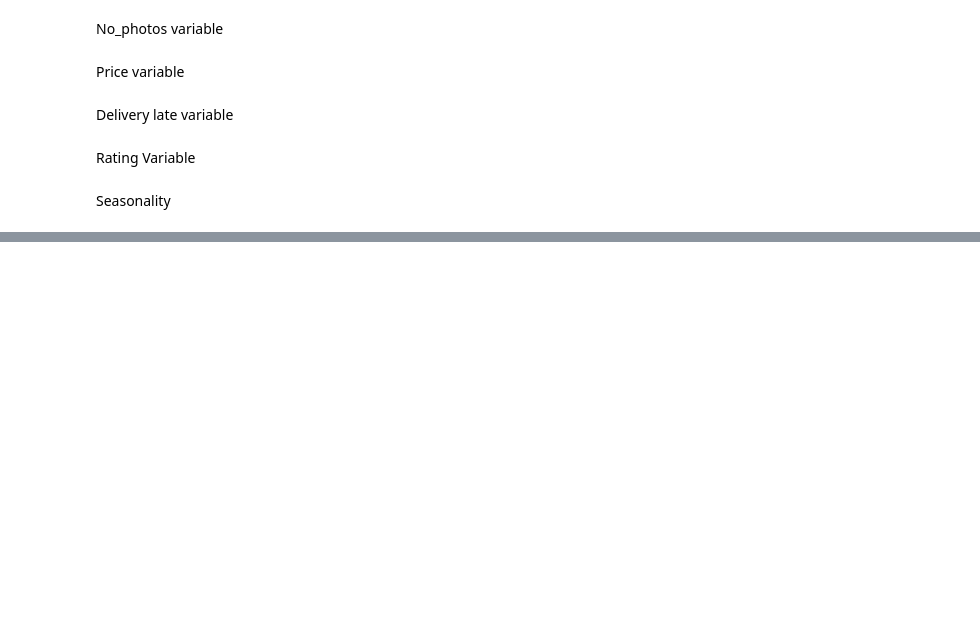
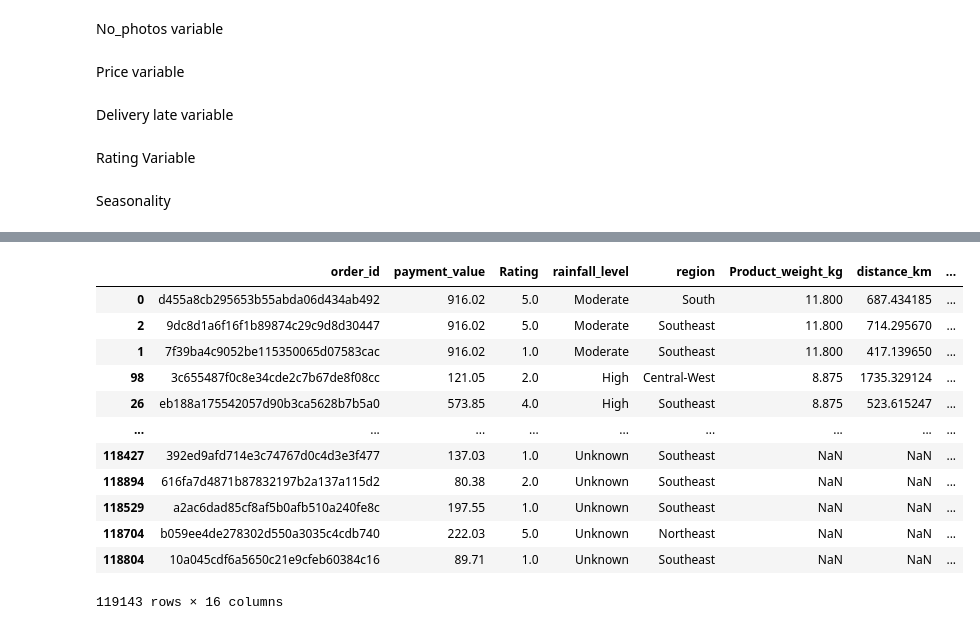
Before and after one commit to juanpi19/causal-inference-marketplace, a Jupyter notebook: notebooks/data-exploration.ipynb, the cells around one changed output, grey strips where cells are left out. Saved outputs shown, nothing was run; the diff lists cells and outputs as text; code cells hidden in the pictures; blank space fills up the shorter version.

```diff
--- a/notebooks/data-exploration.ipynb
+++ b/notebooks/data-exploration.ipynb
@@ -164,4 +193,7 @@ df['order_approved_at'] = pd.to_datetime(df['order_approved_at'])
 df['month'] = df['order_approved_at'].dt.month
 
 # Map state to region
-df['rainfall'] = df['customer_state'].map(state_to_region)       # --------------> or seller_state?
+df['region'] = df['customer_state'].map(state_to_region)       # --------------> or seller_state?
+
+# Map region to rainfall
+df['rainfall_level'] = df.apply(lambda row: get_rainfall_category(row['region'], row['month']), axis=1)
@@ -223,10 +253,10 @@ df = df.sort_values(by=['customer_id', 'review_answer_timestamp'])
 def rolling_mean_excluding_last(group):
     return group['review_score'].shift(1).rolling(window=len(group) - 1).mean()
 
-df['customer_previous_score'] = df.groupby('customer_id').apply(rolling_mean_excluding_last).reset_index(drop=True)
+df['customer_avg_score'] = df.groupby('customer_id').apply(rolling_mean_excluding_last).reset_index(drop=True)
 
 # If the customer has no previous scores, just use the current score
-df['customer_previous_score'] = df['customer_previous_score'].fillna(df['review_score'])
+df['customer_avg_score'] = df['customer_avg_score'].fillna(df['review_score'])
 # %% [markdown]
 Rolling average of a sellers previous rating (if they dont have previous orders it will be the same rating)
 # %%
@@ -271,4 +301,4 @@ df['Rating']= df['review_score']
 Seasonality
 # %%
 df['order_purchase_timestamp'] = pd.to_datetime(df['order_purchase_timestamp'])
-df['seasonality'] = df['order_purchase_timestamp'].dt.month
+df['season'] = df['order_purchase_timestamp'].dt.month
@@ -275,6 +320,33 @@ df['seasonality'] = df['order_purchase_timestamp'].dt.month
 # %%
-df_final = df[['order_id', 'customer_id', 'order_status',
-            'order_item_id', 'product_id', 'seller_id','payment_value', 'review_id', 'review_score',
-            'month', 'rainfall', 'Product_weight_kg', 'distance_km',
-            'Product_category', 'Product_size', 'customer_previous_score', 'No_photos',
-            'Product_price', 'seller_hist_rating', 'seasonality', 'is_delivery_late']]
+df_final = df[['order_id',
+               'payment_value',
+               'Rating',
+               'rainfall_level',
+               'region',
+               'Product_weight_kg',
+               'distance_km',
+               'Product_category',
+               'Product_size',
+               'customer_avg_score',
+               'No_photos',
+               'Product_price',
+               'seller_hist_rating',
+               'season',
+               'is_delivery_late',
+               'Product_price']]
+# %%
+df_final
+# %% [output]
+|  | order_id | payment_value | Rating | rainfall_level | region | Product_weight_kg | distance_km | ... |
+| 0 | d455a8cb295653b55abda06d434ab492 | 916.02 | 5.0 | Moderate | South | 11.800 | 687.434185 | ... |
+| 2 | 9dc8d1a6f16f1b89874c29c9d8d30447 | 916.02 | 5.0 | Moderate | Southeast | 11.800 | 714.295670 | ... |
+| 1 | 7f39ba4c9052be115350065d07583cac | 916.02 | 1.0 | Moderate | Southeast | 11.800 | 417.139650 | ... |
+| 98 | 3c655487f0c8e34cde2c7b67de8f08cc | 121.05 | 2.0 | High | Central-West | 8.875 | 1735.329124 | ... |
+| 26 | eb188a175542057d90b3ca5628b7b5a0 | 573.85 | 4.0 | High | Southeast | 8.875 | 523.615247 | ... |
+| ... | ... | ... | ... | ... | ... | ... | ... | ... |
+| 118427 | 392ed9afd714e3c74767d0c4d3e3f477 | 137.03 | 1.0 | Unknown | Southeast | NaN | NaN | ... |
+| 118894 | 616fa7d4871b87832197b2a137a115d2 | 80.38 | 2.0 | Unknown | Southeast | NaN | NaN | ... |
+| 118529 | a2ac6dad85cf8af5b0afb510a240fe8c | 197.55 | 1.0 | Unknown | Southeast | NaN | NaN | ... |
+| 118704 | b059ee4de278302d550a3035c4cdb740 | 222.03 | 5.0 | Unknown | Northeast | NaN | NaN | ... |
+| 118804 | 10a045cdf6a5650c21e9cfeb60384c16 | 89.71 | 1.0 | Unknown | Southeast | NaN | NaN | ... |
+119143 rows × 16 columns
```
Also changed, not shown: parts of 20 cells of this notebook, 1 other file.
